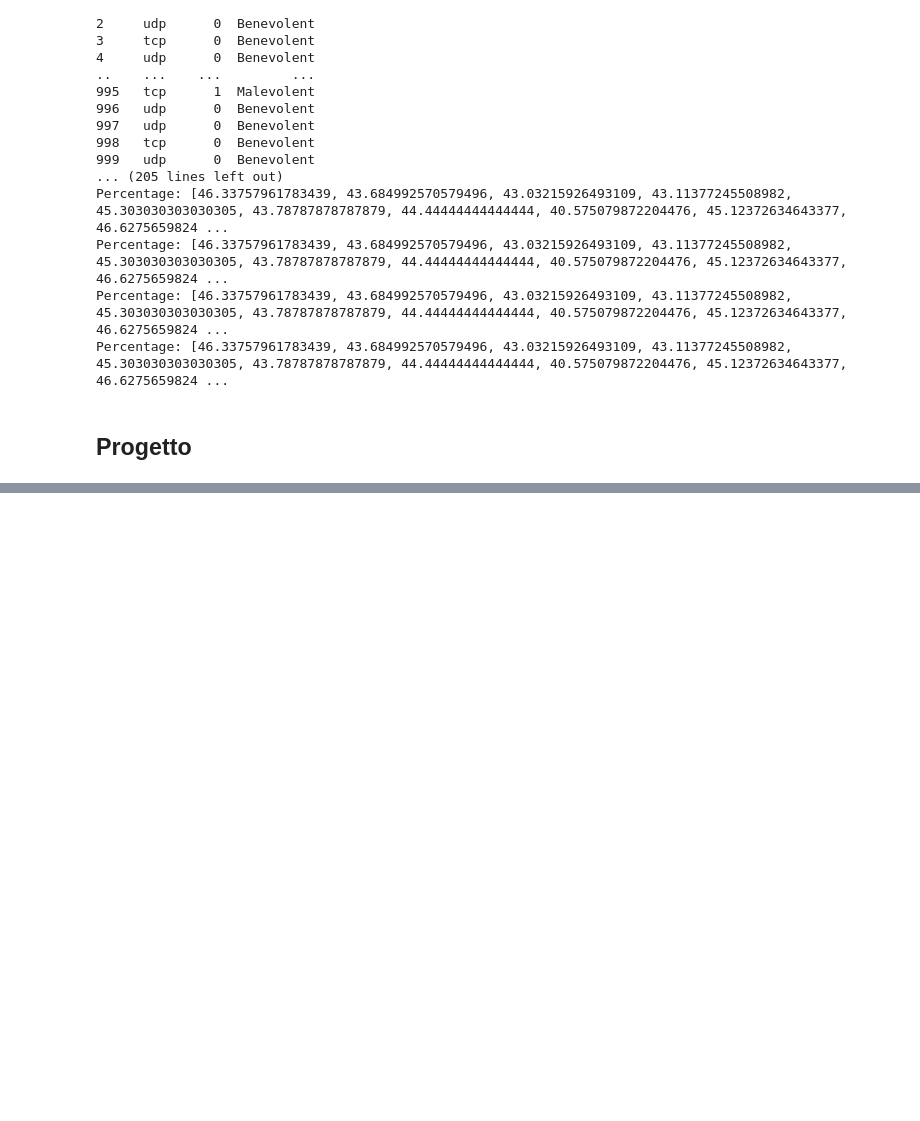
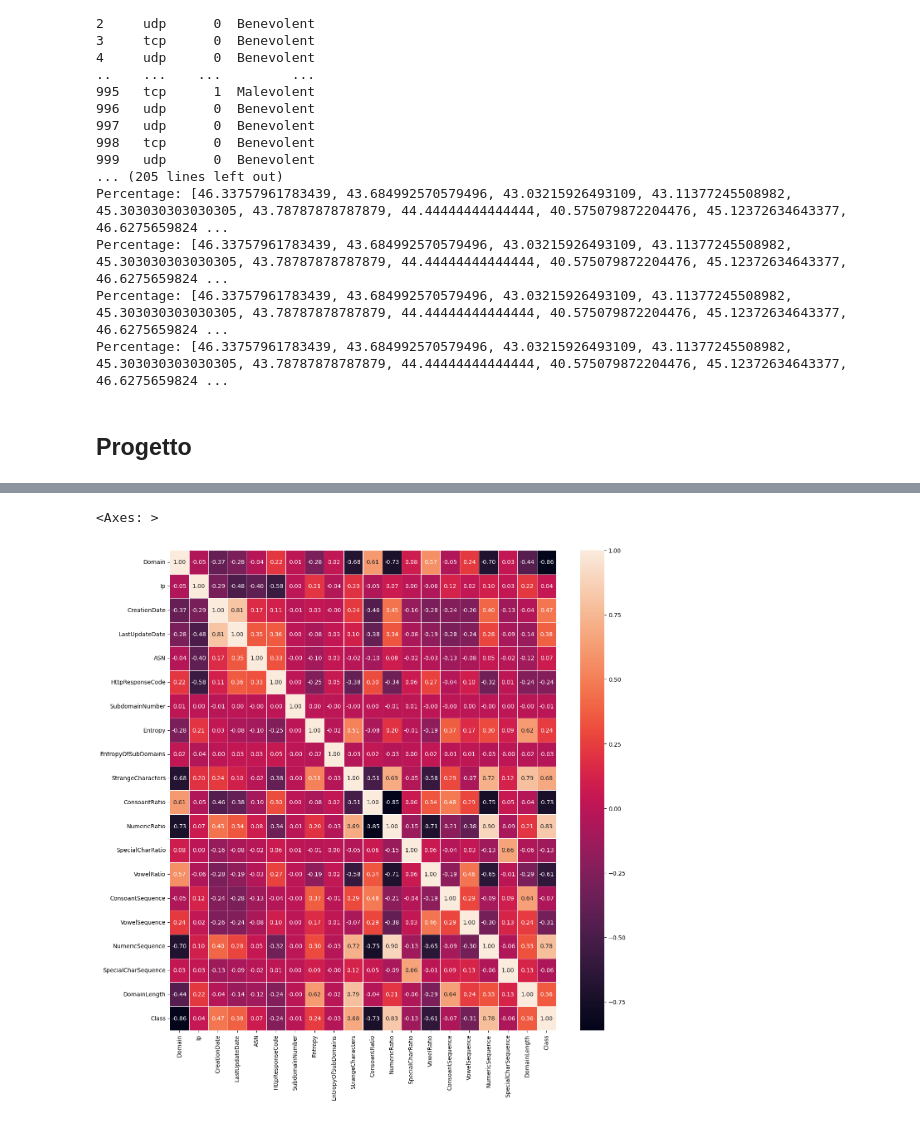
Before and after one commit to matteoturnu/NetSecProject, a Jupyter notebook: NetSec_Project.ipynb, the cells around one changed output, grey strips where cells are left out. Saved outputs shown, nothing was run; the diff lists cells and outputs as text; code cells hidden in the pictures; blank space fills up the shorter version.

Commit message:
Heatmap generated for features correlation

```diff
--- a/NetSec_Project.ipynb
+++ b/NetSec_Project.ipynb
@@ -165,0 +205,14 @@ traffic_df = pd.read_csv(url)
+# %%
+import seaborn as sns
+import matplotlib.pyplot as plt
+#corr[0][] = traffic_df['Entropy'].corr(traffic_df['Entropy'])
+
+new_numeric_dataset = traffic_df.select_dtypes(include='number')
+# print(new_numeric_dataset)
+corr_matrix = new_numeric_dataset.corr()
+#print(corr_matrix)
+plt.figure(figsize=(15, 15))
+sns.heatmap(corr_matrix, annot=True, linewidth=0.5, fmt='.2f')
+# %% [output]
+<Axes: >
+[figure, added]
```
Also changed, not shown: parts of 3 cells of this notebook.
